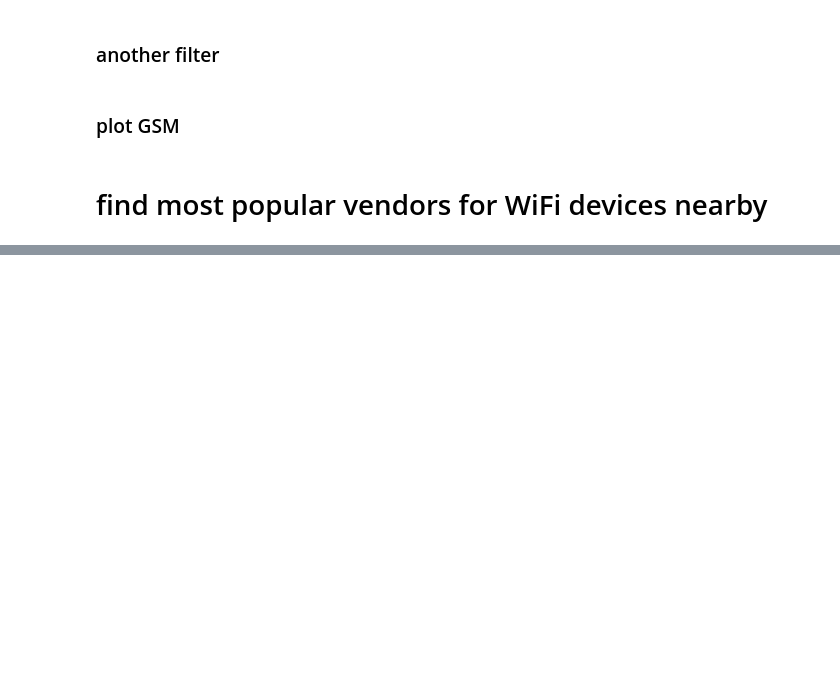
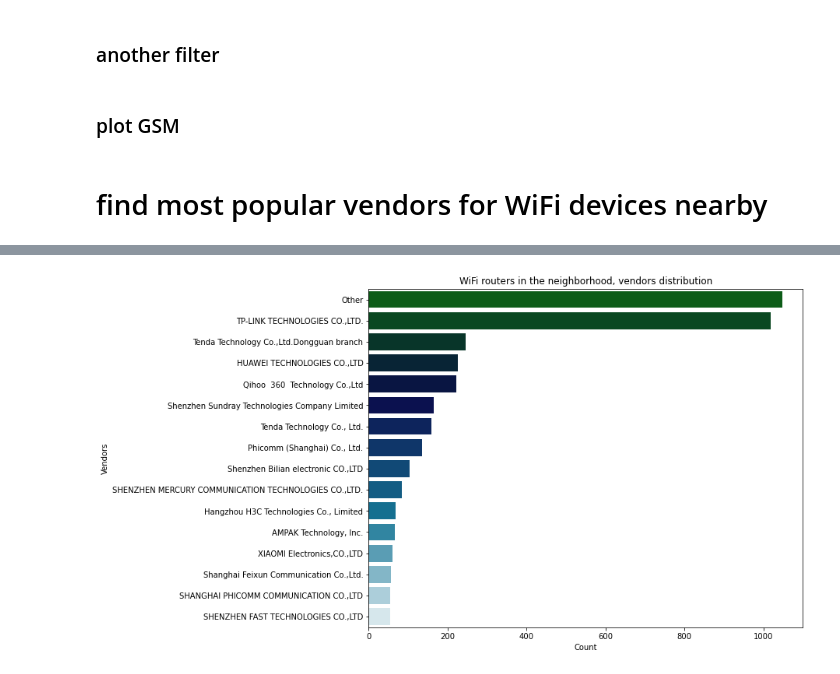
Before and after one commit to placebeyondtheclouds/wifi_map, a Jupyter notebook: wd.ipynb, the cells around one changed output, grey strips where cells are left out. Drawn from its saved outputs; the diff is of its cells as text; code cells hidden in the pictures; blank space fills up the shorter version.

```diff
--- a/wd.ipynb
+++ b/wd.ipynb
@@ -318,0 +338,10 @@ plt.show()
+# %%
+fig = plt.figure(figsize = (10,8))
+ax = sns.barplot(y=wd_sorted_list['Vendor_sorted'], x=wd_sorted_list['counts'], orient="h", palette = "ocean")
+plt.title("WiFi routers in the neighborhood, vendors distribution")
+plt.xlabel('Count')
+plt.ylabel('Vendors')
+plt.show()
+plt.close()
+# %% [output]
+[figure, added]
```
Also changed, not shown: parts of 21 cells of this notebook.
